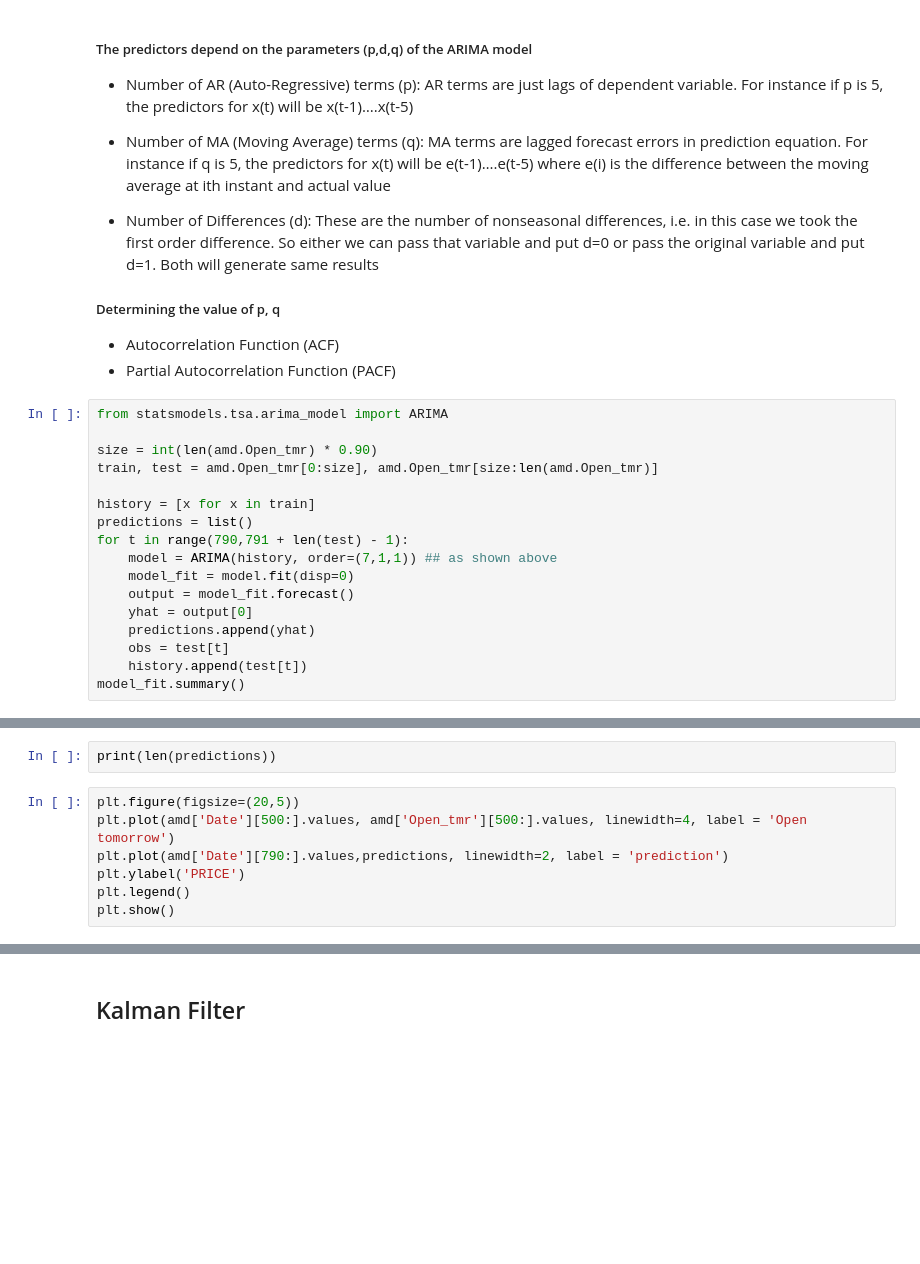
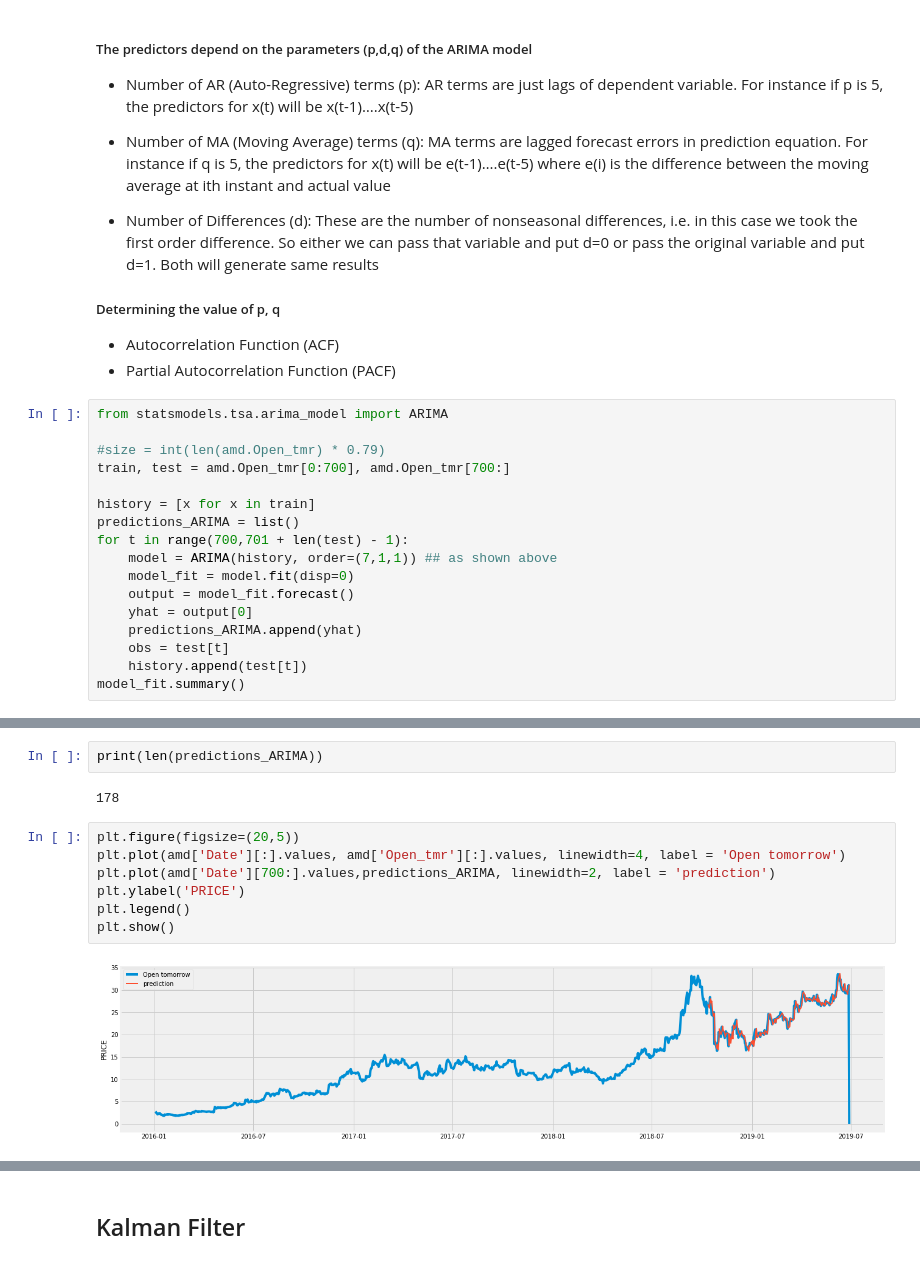
Before and after one commit to satwik2663/Machine-Learning-AMD-Stock-data-analysis-and-Trading-Strategies, a Jupyter notebook: portfolio.ipynb, the cells around one changed output, grey strips where cells are left out. Saved outputs shown, nothing was run; the diff lists cells and outputs as text; blank space fills up the shorter version.

```diff
--- a/portfolio.ipynb
+++ b/portfolio.ipynb
@@ -719,17 +734,17 @@ svr_rbf
 # %%
 from statsmodels.tsa.arima_model import ARIMA
 
-size = int(len(amd.Open_tmr) * 0.90)
-train, test = amd.Open_tmr[0:size], amd.Open_tmr[size:len(amd.Open_tmr)]
+#size = int(len(amd.Open_tmr) * 0.79)
+train, test = amd.Open_tmr[0:700], amd.Open_tmr[700:]
 
 history = [x for x in train]
-predictions = list()
-for t in range(790,791 + len(test) - 1):
+predictions_ARIMA = list()
+for t in range(700,701 + len(test) - 1):
     model = ARIMA(history, order=(7,1,1)) ## as shown above
     model_fit = model.fit(disp=0)
     output = model_fit.forecast()
     yhat = output[0]
-    predictions.append(yhat)
+    predictions_ARIMA.append(yhat)
     obs = test[t]
     history.append(test[t])
 model_fit.summary()
@@ -736,10 +780,14 @@ model_fit.summary()
 # %%
-print(len(predictions))
+print(len(predictions_ARIMA))
+# %% [output]
+178
 # %%
 plt.figure(figsize=(20,5))
-plt.plot(amd['Date'][500:].values, amd['Open_tmr'][500:].values, linewidth=4, label = 'Open tomorrow')
-plt.plot(amd['Date'][790:].values,predictions, linewidth=2, label = 'prediction')
+plt.plot(amd['Date'][:].values, amd['Open_tmr'][:].values, linewidth=4, label = 'Open tomorrow')
+plt.plot(amd['Date'][700:].values,predictions_ARIMA, linewidth=2, label = 'prediction')
 plt.ylabel('PRICE')
 plt.legend()
 plt.show()
+# %% [output]
+[figure, added]
 # %%
```
Also changed, not shown: parts of 45 cells of this notebook.
